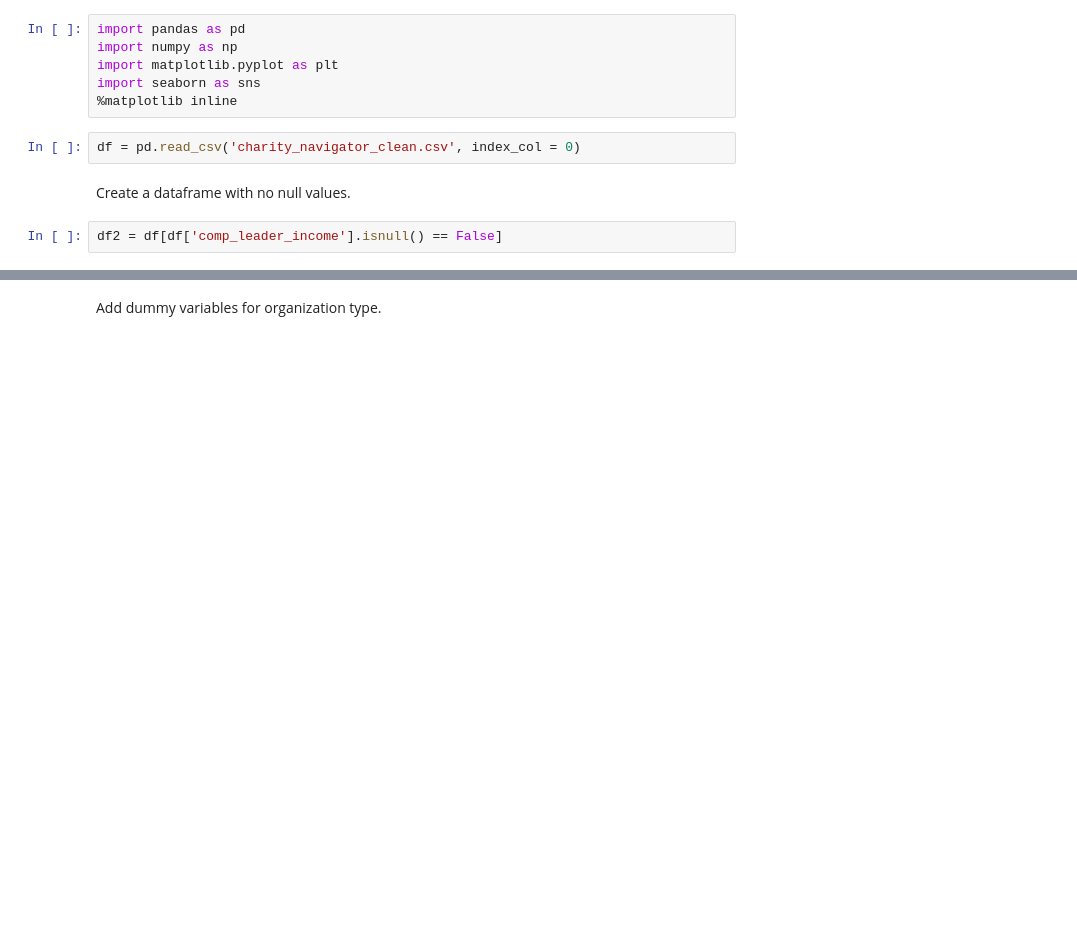
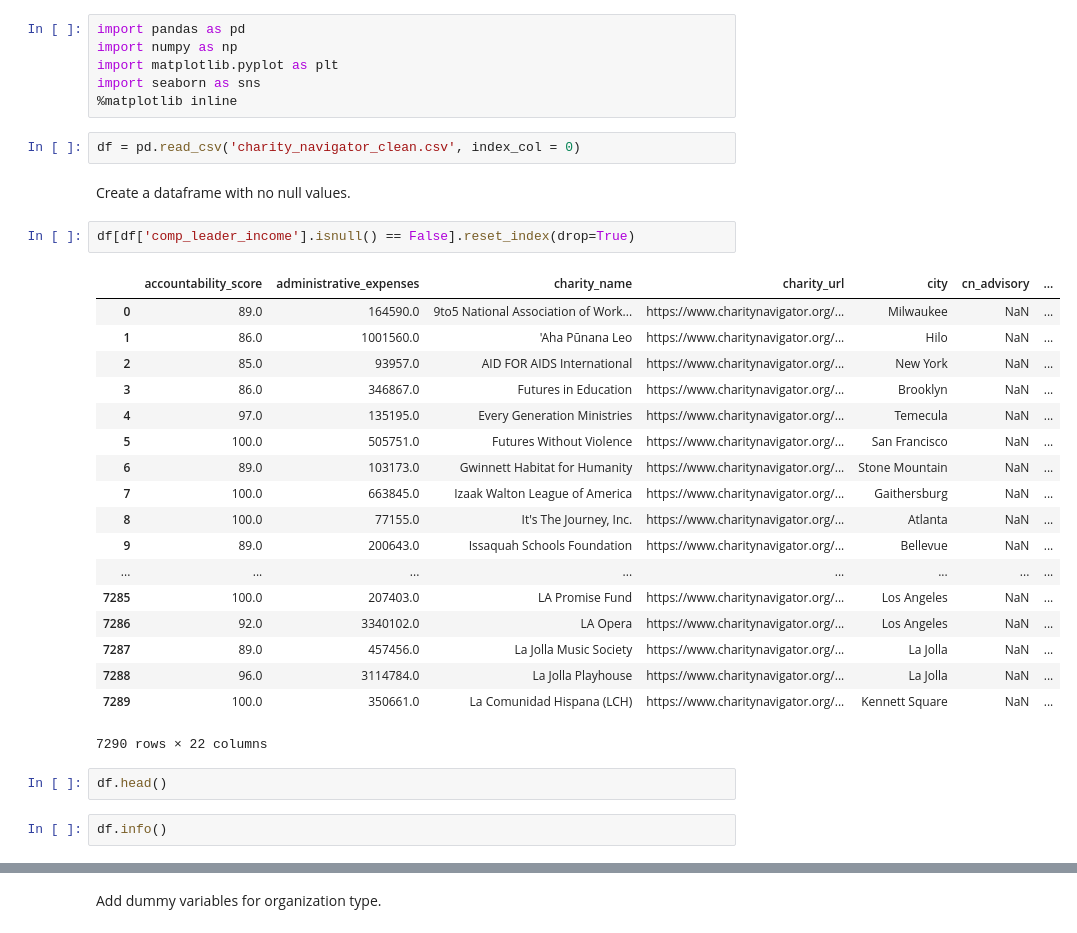
Before and after one commit to cyaris/charities_in_the_united_states, a Jupyter notebook: US Charities | Machine Learning with Linear Models.ipynb, the cells around one changed output, grey strips where cells are left out. Saved outputs shown, nothing was run; the diff lists cells and outputs as text; blank space fills up the shorter version.

Commit message:
Improved markdown formatting and initial dataframe cleaning. Added exploratory dataframe views.

```diff
--- a/US Charities | Machine Learning with Linear Models.ipynb
+++ b/US Charities | Machine Learning with Linear Models.ipynb
@@ -12,4 +15,27 @@ df = pd.read_csv('charity_navigator_clean.csv', index_col = 0)
 # %% [markdown]
 Create a dataframe with no null values.
 # %%
-df2 = df[df['comp_leader_income'].isnull() == False]
+df[df['comp_leader_income'].isnull() == False].reset_index(drop=True)
+# %% [output]
+|  | accountability_score | administrative_expenses | charity_name | charity_url | city | cn_advisory | ... |
+| 0 | 89.0 | 164590.0 | 9to5 National Association of Work... | https://www.charitynavigator.org/... | Milwaukee | NaN | ... |
+| 1 | 86.0 | 1001560.0 | 'Aha Pūnana Leo | https://www.charitynavigator.org/... | Hilo | NaN | ... |
+| 2 | 85.0 | 93957.0 | AID FOR AIDS International | https://www.charitynavigator.org/... | New York | NaN | ... |
+| 3 | 86.0 | 346867.0 | Futures in Education | https://www.charitynavigator.org/... | Brooklyn | NaN | ... |
+| 4 | 97.0 | 135195.0 | Every Generation Ministries | https://www.charitynavigator.org/... | Temecula | NaN | ... |
+| 5 | 100.0 | 505751.0 | Futures Without Violence | https://www.charitynavigator.org/... | San Francisco | NaN | ... |
+| 6 | 89.0 | 103173.0 | Gwinnett Habitat for Humanity | https://www.charitynavigator.org/... | Stone Mountain | NaN | ... |
+| 7 | 100.0 | 663845.0 | Izaak Walton League of America | https://www.charitynavigator.org/... | Gaithersburg | NaN | ... |
+| 8 | 100.0 | 77155.0 | It's The Journey, Inc. | https://www.charitynavigator.org/... | Atlanta | NaN | ... |
+| 9 | 89.0 | 200643.0 | Issaquah Schools Foundation | https://www.charitynavigator.org/... | Bellevue | NaN | ... |
+| ... | ... | ... | ... | ... | ... | ... | ... |
+| 7285 | 100.0 | 207403.0 | LA Promise Fund | https://www.charitynavigator.org/... | Los Angeles | NaN | ... |
+| 7286 | 92.0 | 3340102.0 | LA Opera | https://www.charitynavigator.org/... | Los Angeles | NaN | ... |
+| 7287 | 89.0 | 457456.0 | La Jolla Music Society | https://www.charitynavigator.org/... | La Jolla | NaN | ... |
+| 7288 | 96.0 | 3114784.0 | La Jolla Playhouse | https://www.charitynavigator.org/... | La Jolla | NaN | ... |
+| 7289 | 100.0 | 350661.0 | La Comunidad Hispana (LCH) | https://www.charitynavigator.org/... | Kennett Square | NaN | ... |
+7290 rows × 22 columns
+# %%
+df.head()
+# %%
+df.info()
```
Also changed, not shown: parts of 59 cells of this notebook.
